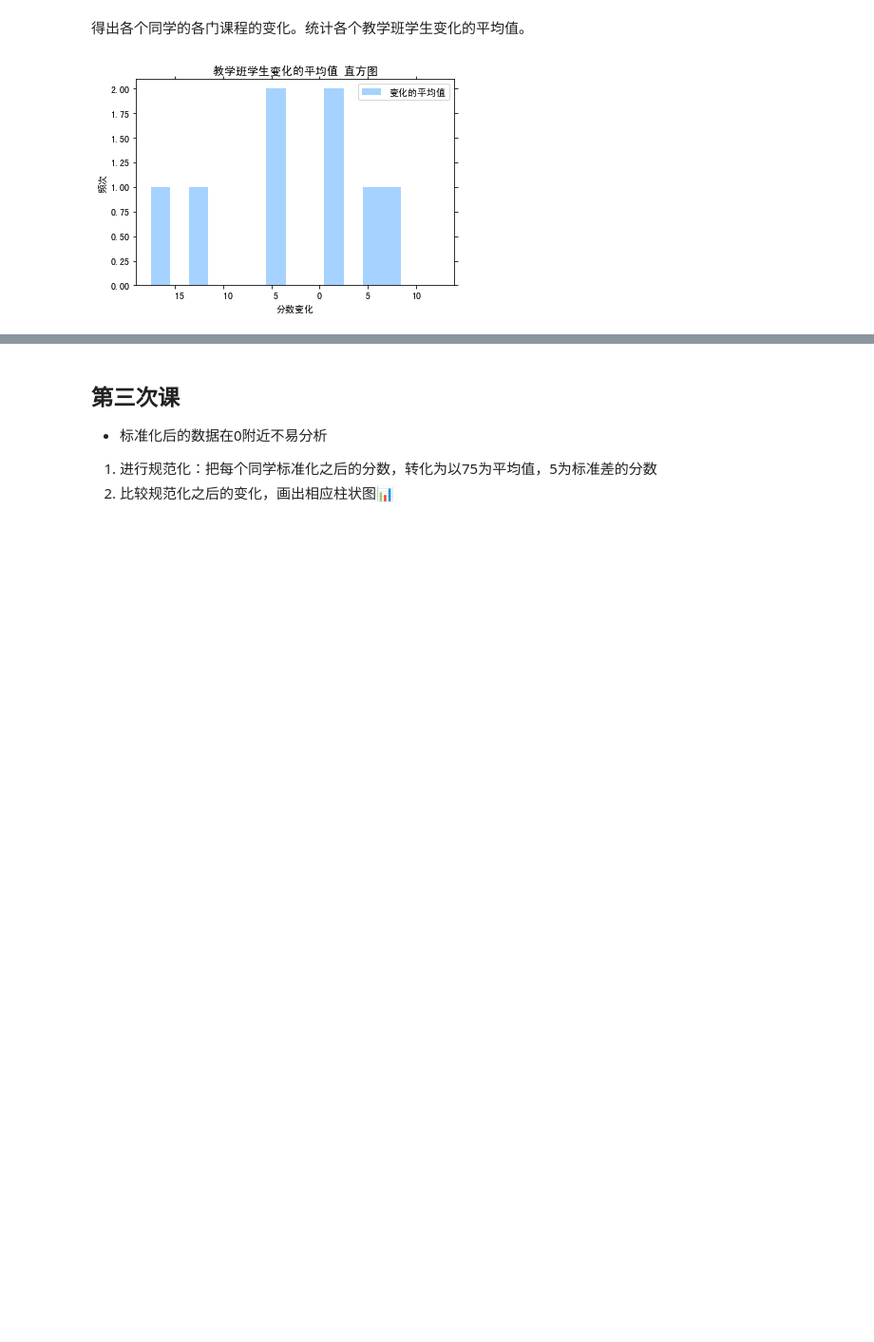
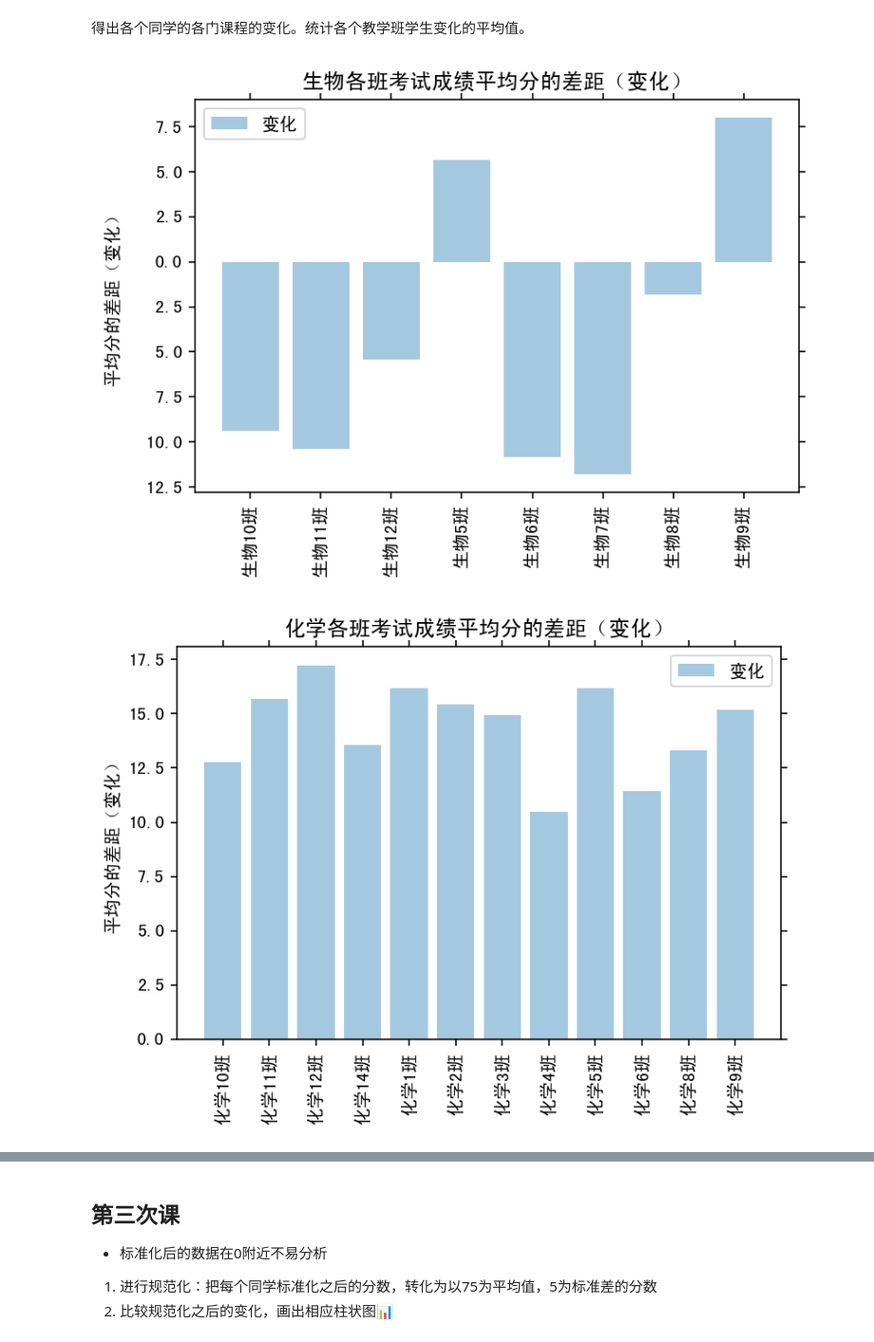
Before and after one commit to HansKing98/Data-Analysis, a Jupyter notebook: l1 成绩分析/高考3+3模式成绩分析.ipynb, the cells around one changed output, grey strips where cells are left out. Shown at 95% size. Saved outputs shown, nothing was run; the diff lists cells and outputs as text; code cells hidden in the pictures; blank space fills up the shorter version.

```diff
--- a/l1 成绩分析/高考3+3模式成绩分析.ipynb
+++ b/l1 成绩分析/高考3+3模式成绩分析.ipynb
@@ -161,20 +199,7 @@ pltHist(banjiVary,'平均分的差距（变化）',10)
 # %% [markdown]
 得出各个同学的各门课程的变化。统计各个教学班学生变化的平均值。
-# %%
-bins = np.arange(min(banjiVaryAve), max(banjiVaryAve), 2)
-# 教学班学生变化的平均值 直方图
-plt.hist(banjiVaryAve, bins = bins, label='变化的平均值',color = 'dodgerblue', alpha = 0.4)
-# 设置坐标轴标签和标题
-plt.title('教学班学生变化的平均值 直方图')
-plt.xlabel('分数变化')
-plt.ylabel('频次')
-
-# 去除图形顶部边界和右边界的刻度
-plt.tick_params(top='off', right='off')
-
-# 显示图例
-plt.legend()
-# 显示图形
-plt.show()
-# %% [output]
-[figure, removed]
+# %%
+pltBar([banjiVary],['变化'], '平均分的差距（变化）')
+# %% [output]
+[figure, added]
+[figure, added]
```
Also changed, not shown: parts of 19 cells of this notebook.
